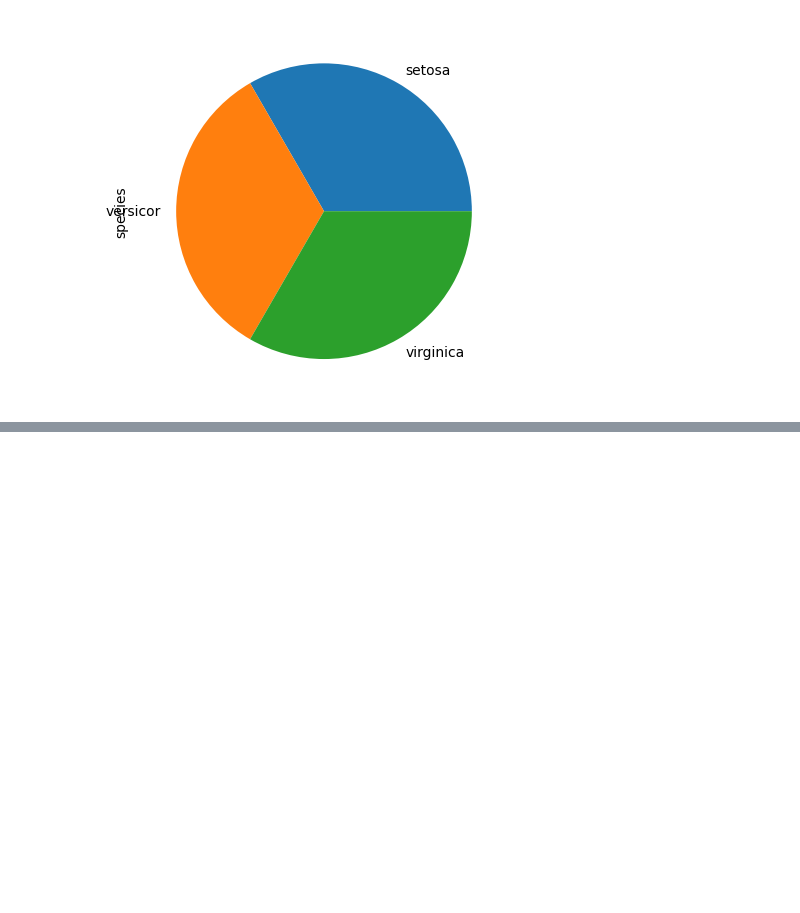
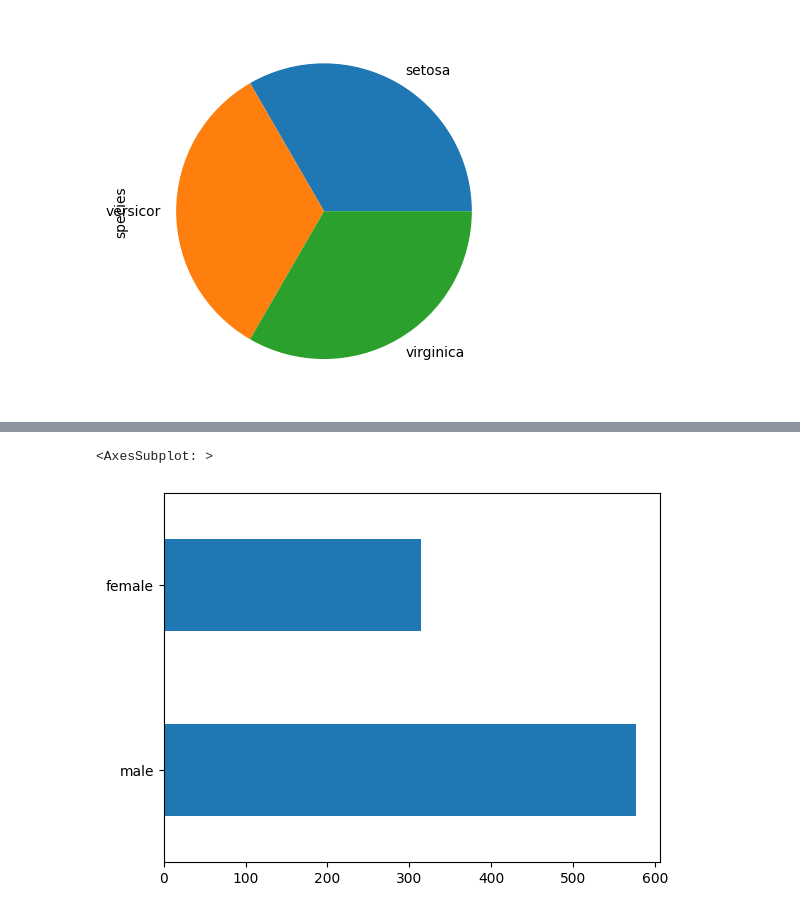
Before and after one commit to Adekad/dataScience_-_deeplearning, a Jupyter notebook: Visualisation de Données avec Matplotlib & Seaborn.ipynb, the cells around one changed output, grey strips where cells are left out. Saved outputs shown, nothing was run; the diff lists cells and outputs as text; code cells hidden in the pictures; blank space fills up the shorter version.

```diff
--- a/Visualisation de Données avec Matplotlib & Seaborn.ipynb
+++ b/Visualisation de Données avec Matplotlib & Seaborn.ipynb
@@ -113,0 +163,5 @@ iris['species'].value_counts().plot(kind='pie')
+# %%
+ma_donne['Sex'].value_counts().plot(kind='barh') #  Pour avoir le précédent à l'horizontal
+# %% [output]
+<AxesSubplot: >
+[figure, added]
```
Also changed, not shown: parts of 8 cells of this notebook, 2 other files.
